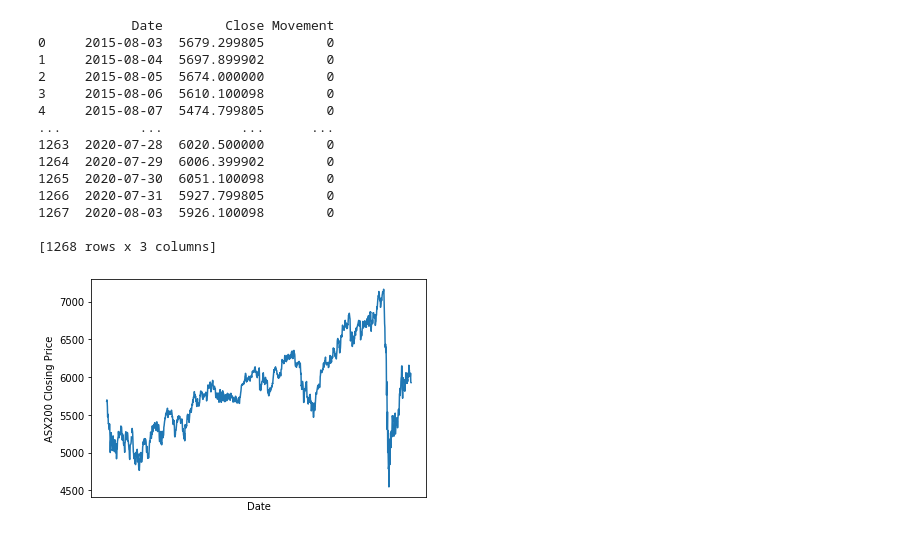
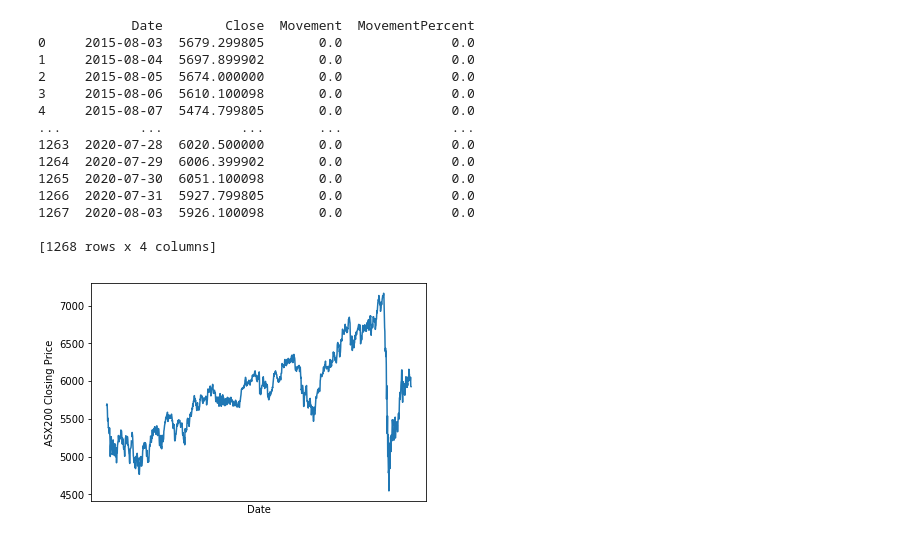
Before and after one commit to wangazz/equity-research, a Jupyter notebook: src/ASX200.ipynb, the cells around one changed output. Saved outputs shown, nothing was run; the diff lists cells and outputs as text; code cells hidden in the pictures.

```diff
--- a/src/ASX200.ipynb
+++ b/src/ASX200.ipynb
@@ -5,30 +8,32 @@ import pandas as pd
+# %%
+data = pd.read_csv('../data/AXJO-8-Aug-2015-3-Aug-2020.csv')
+df = data[['Date', 'Close']]
+df.insert(2, 'Movement', 0.0)
+df.insert(3, 'MovementPercent', 0.0)
+
+print(df)
+# %% [output]
+            Date        Close  Movement  MovementPercent
+0     2015-08-03  5679.299805       0.0              0.0
+1     2015-08-04  5697.899902       0.0              0.0
+2     2015-08-05  5674.000000       0.0              0.0
+3     2015-08-06  5610.100098       0.0              0.0
+4     2015-08-07  5474.799805       0.0              0.0
+...          ...          ...       ...              ...
+1263  2020-07-28  6020.500000       0.0              0.0
+1264  2020-07-29  6006.399902       0.0              0.0
+1265  2020-07-30  6051.100098       0.0              0.0
+1266  2020-07-31  5927.799805       0.0              0.0
+1267  2020-08-03  5926.100098       0.0              0.0
+
+[1268 rows x 4 columns]
 # %%
-# Data import and preprocessing
-
-data = pd.read_csv('./AXJO-8-Aug-2015-3-Aug-2020.csv')
-df = data[['Date', 'Close']]
-df.insert(2, 'Movement', '0')
-
-print(df)
+# Plot closing prices
 
 plt.plot(df.Date, df.Close)
 plt.xlabel('Date')
 plt.xticks([])
 plt.ylabel('ASX200 Closing Price')
 plt.show()
 # %% [output]
-            Date        Close Movement
-0     2015-08-03  5679.299805        0
-1     2015-08-04  5697.899902        0
-2     2015-08-05  5674.000000        0
-3     2015-08-06  5610.100098        0
-4     2015-08-07  5474.799805        0
-...          ...          ...      ...
-1263  2020-07-28  6020.500000        0
-1264  2020-07-29  6006.399902        0
-1265  2020-07-30  6051.100098        0
-1266  2020-07-31  5927.799805        0
-1267  2020-08-03  5926.100098        0
-
-[1268 rows x 3 columns]
-[figure, old version]
+[figure, new version]
```
Also changed, not shown: parts of 6 cells of this notebook.
